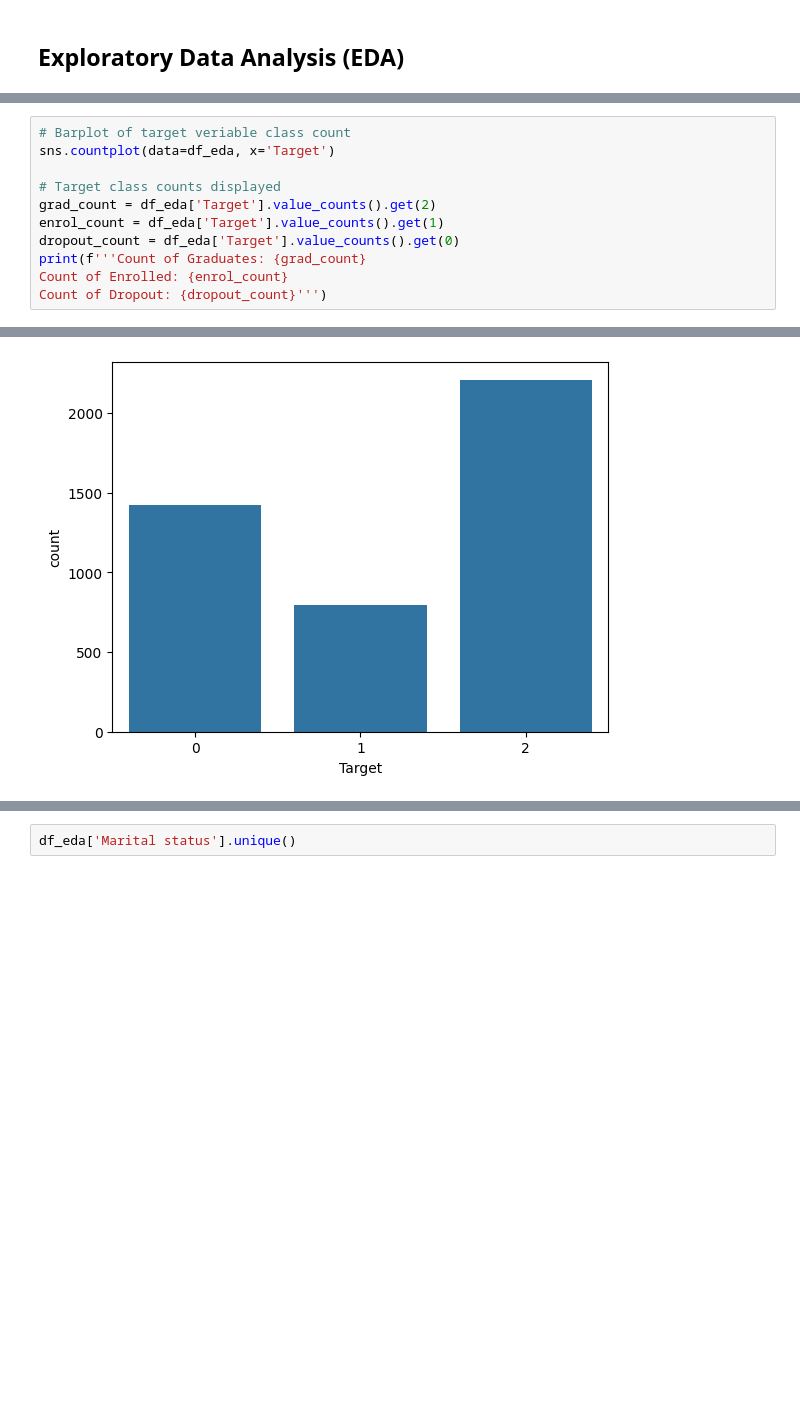
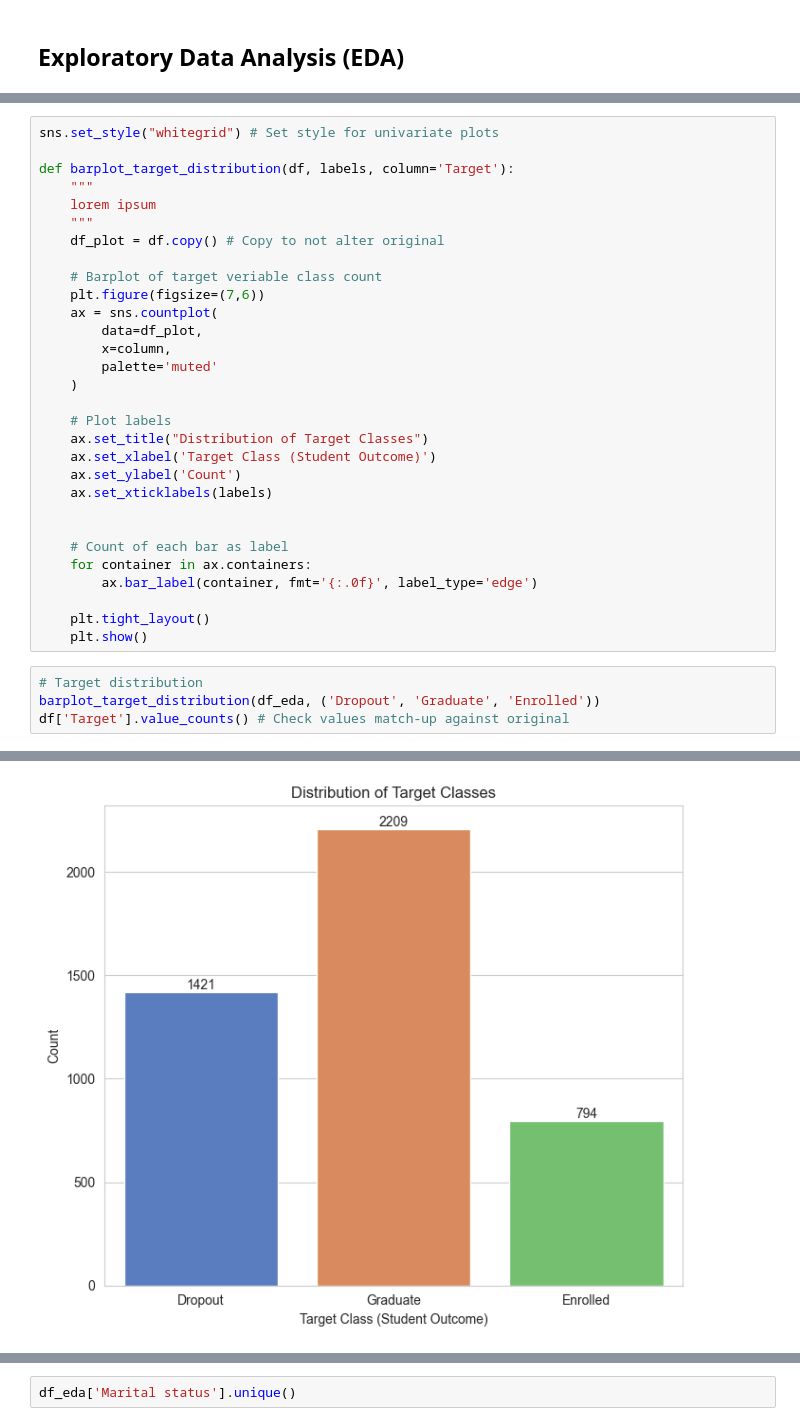
Before and after one commit to evaktar/AIandML, a Jupyter notebook: assessment.ipynb, the cells around one changed output, grey strips where cells are left out. Saved outputs shown, nothing was run; the diff lists cells and outputs as text; blank space fills up the shorter version.

```diff
--- a/assessment.ipynb
+++ b/assessment.ipynb
@@ -99,12 +104,35 @@ df_eda.describe().T
+# %%
+sns.set_style("whitegrid") # Set style for univariate plots
+
+def barplot_target_distribution(df, labels, column='Target'):
+    """
+    lorem ipsum
+    """
+    df_plot = df.copy() # Copy to not alter original
+
+    # Barplot of target veriable class count
+    plt.figure(figsize=(7,6))
+    ax = sns.countplot(
+        data=df_plot,
+        x=column,
+        palette='muted'
+    )
+
+    # Plot labels
+    ax.set_title("Distribution of Target Classes")
+    ax.set_xlabel('Target Class (Student Outcome)')
+    ax.set_ylabel('Count')
+    ax.set_xticklabels(labels)
+
+
+    # Count of each bar as label
+    for container in ax.containers:
+        ax.bar_label(container, fmt='{:.0f}', label_type='edge')
+
+    plt.tight_layout()
+    plt.show()
 # %%
-# Barplot of target veriable class count
-sns.countplot(data=df_eda, x='Target')
-
-# Target class counts displayed
-grad_count = df_eda['Target'].value_counts().get(2)
-enrol_count = df_eda['Target'].value_counts().get(1)
-dropout_count = df_eda['Target'].value_counts().get(0)
-print(f'''Count of Graduates: {grad_count}
-Count of Enrolled: {enrol_count}
-Count of Dropout: {dropout_count}''')
+# Target distribution
+barplot_target_distribution(df_eda, ('Dropout', 'Graduate', 'Enrolled'))
+df['Target'].value_counts() # Check values match-up against original
 # %% [output]
@@ -114 +142 @@ Count of Dropout: 1421
-[figure, old version]
+[figure, new version]
```
Also changed, not shown: parts of 20 cells of this notebook.
